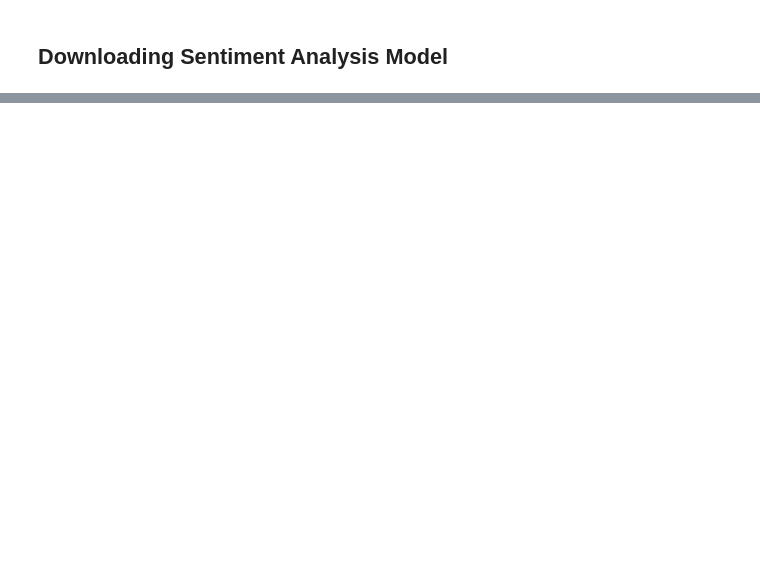
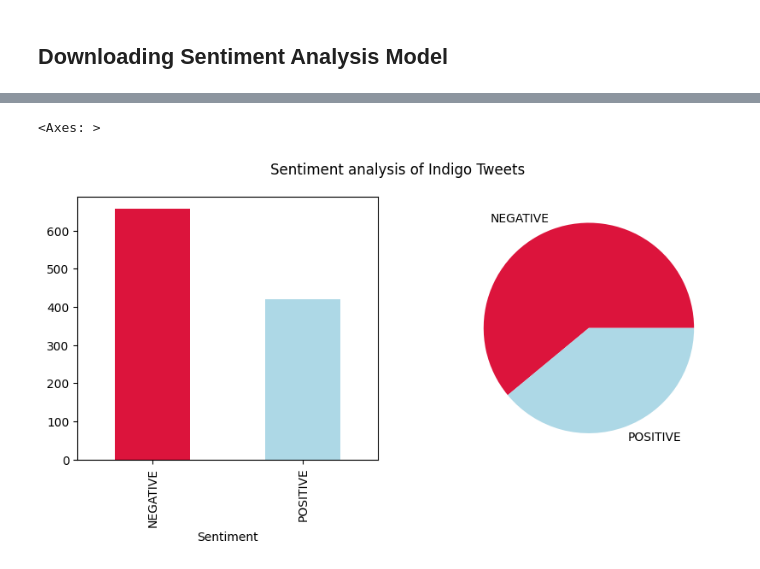
Before and after one commit to anish3565/Case_Studies, a Jupyter notebook: NLP/3. Indigo_Tweets_Sentiment.ipynb, the cells around one changed output, grey strips where cells are left out. Cells and saved outputs as stored; diff of their text form; code cells hidden in the pictures; blank space fills up the shorter version.

Commit message:
Changes made in Indigo tweet sentiment analysis

```diff
--- a/NLP/3. Indigo_Tweets_Sentiment.ipynb
+++ b/NLP/3. Indigo_Tweets_Sentiment.ipynb
@@ -129,0 +174,7 @@ NameError: name 'torch' is not defined
+# %%
+# Defining a function to call for the whole dataframe
+def FunctionBERTSentiment(inpText):
+  return(SentimentClassifier(inpText)[0]['label'])
+
+# Calling the function
+FunctionBERTSentiment(inpText="Houston we have a problem")
@@ -129,0 +183,4 @@ NameError: name 'torch' is not defined
+# %%
+# Calling BERT based sentiment score function for every tweet
+IndigoTweets['Sentiment']=IndigoTweets['Tweets'].apply(FunctionBERTSentiment)
+IndigoTweets.head(10)
@@ -129,0 +221,15 @@ NameError: name 'torch' is not defined
+# %%
+# Visualizing the overall sentiment distribution
+import matplotlib.pyplot as plt
+fig, subPlot =plt.subplots(nrows=1, ncols=2, figsize=(10,4))
+fig.suptitle("Sentiment analysis of Indigo Tweets")
+
+# Grouping the data
+GroupedData=IndigoTweets.groupby('Sentiment').size()
+
+# Creating the charts
+GroupedData.plot(kind='bar', ax=subPlot[0], color=['crimson', 'lightblue'])
+GroupedData.plot(kind='pie', ax=subPlot[1], colors=['crimson', 'lightblue'])
+# %% [output]
+<Axes: >
+[figure, added]
```
Also changed, not shown: parts of 15 cells of this notebook.
